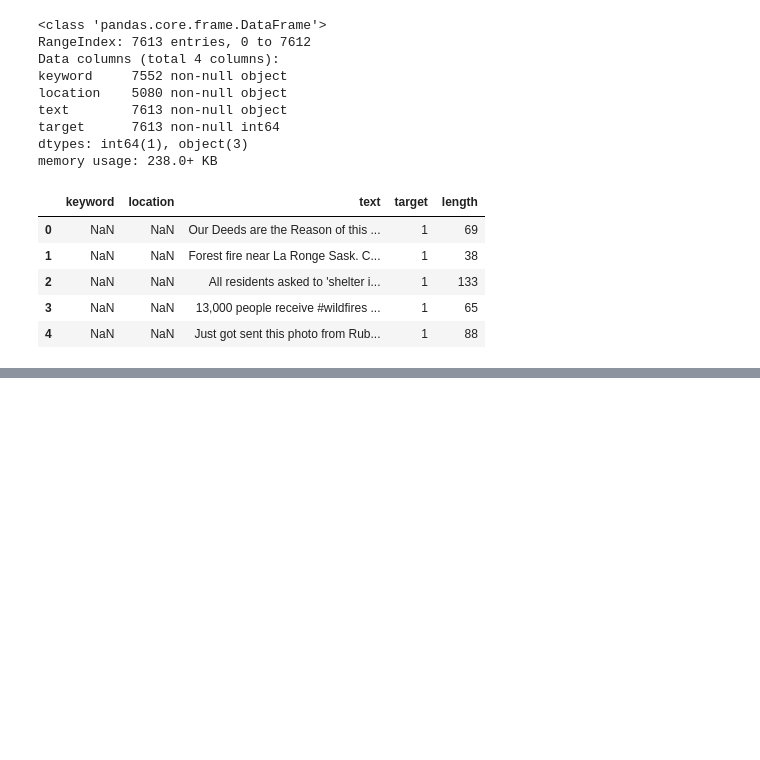
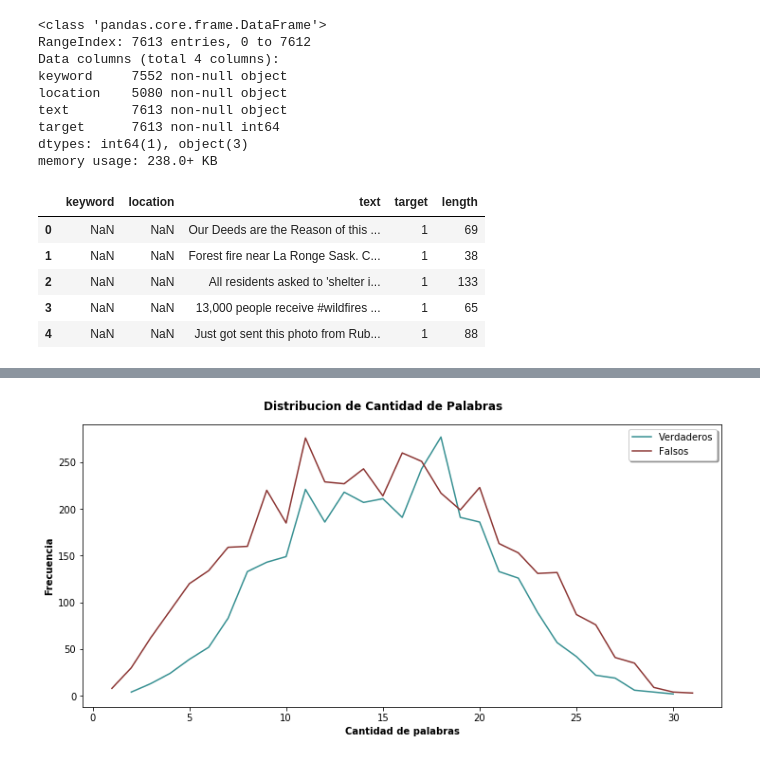
Before and after one commit to freedocx/CovidNPLDisaster, a Jupyter notebook: Franco/Analysis.ipynb, the cells around one changed output, grey strips where cells are left out. Saved outputs shown, nothing was run; the diff lists cells and outputs as text; code cells hidden in the pictures; blank space fills up the shorter version.

```diff
--- a/Franco/Analysis.ipynb
+++ b/Franco/Analysis.ipynb
@@ -67,0 +86,18 @@ legit_location.join(fake_location).sort_values(by=['true', 'false'], ascending=F
+# %%
+ttox = legit_tweets['palabras'].value_counts().sort_index()
+
+ftox = fake_tweets['palabras'].value_counts().sort_index()
+
+fsize = (10,5)
+fig, ax = plt.subplots(figsize=fsize,constrained_layout=True)
+fig.suptitle('Distribucion de Cantidad de Palabras',fontweight='bold')
+ax.plot(ttox.index,ttox.values, color='#379092', label = 'Verdaderos')
+ax.plot(ftox.index,ftox.values, color='#8C3634', label = 'Falsos')
+legend = ax.legend(loc='best', shadow=True)
+#####################################################################################
+ax.set_ylabel('Frecuencia',fontweight='bold')
+ax.set_xlabel('Cantidad de palabras',fontweight='bold')
+#####################################################################################
+plt.show()
+# %% [output]
+[figure, added]
```
Also changed, not shown: parts of 8 cells of this notebook.
